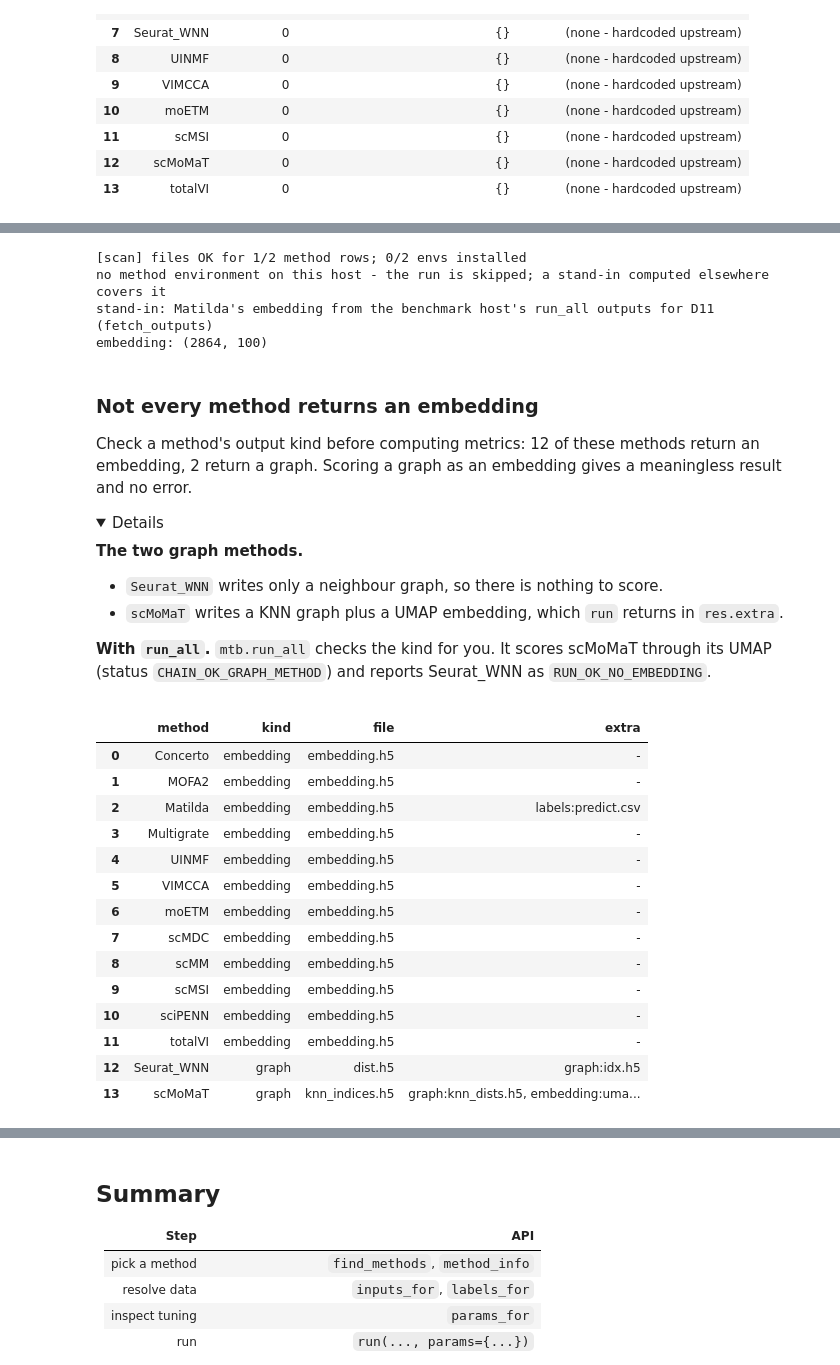
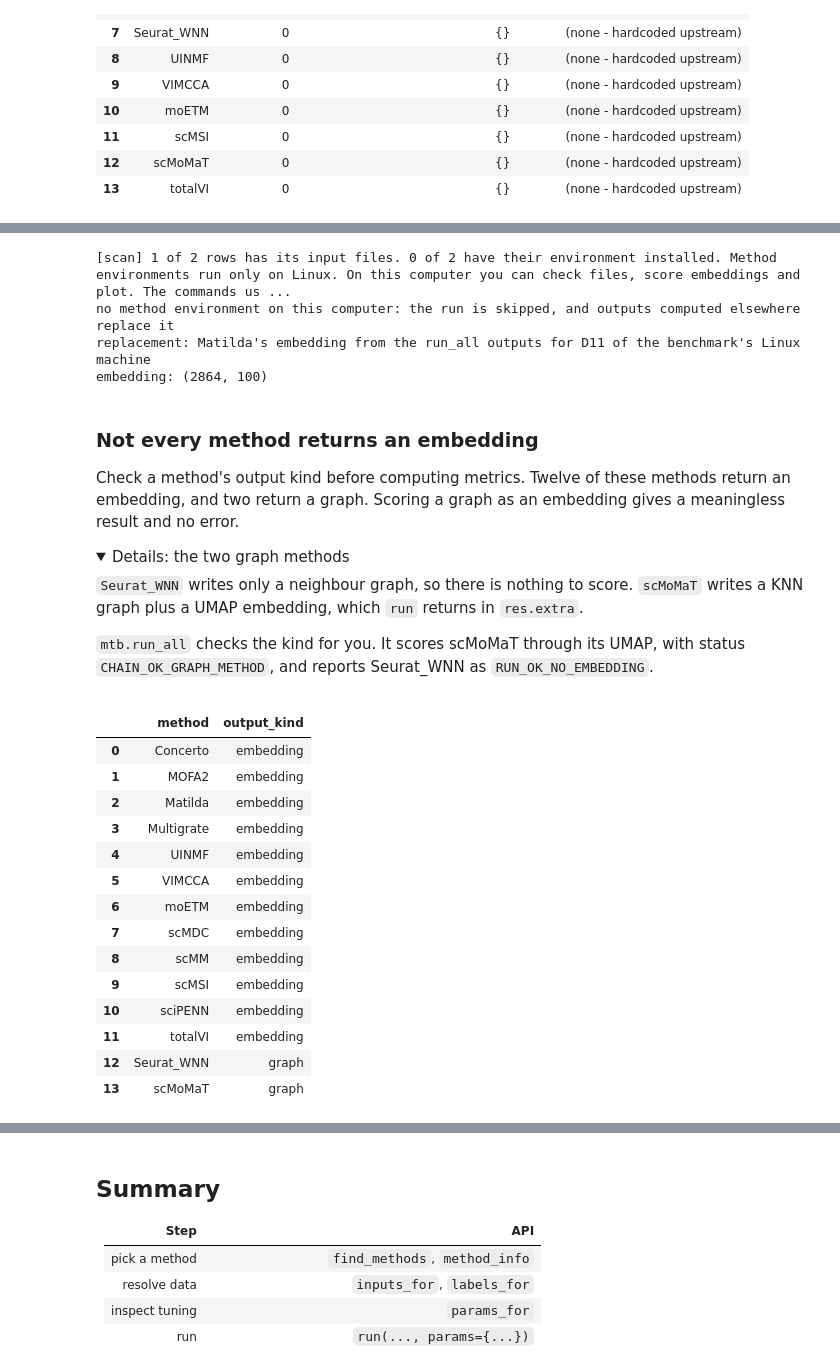
Before and after one commit to DSichang/scMultiBench, a Jupyter notebook: tutorials/end_to_end/end_to_end.ipynb, the cells around one changed output, grey strips where cells are left out. Cells and saved outputs as stored; diff of their text form; code cells hidden in the pictures; folded sections open.

```diff
--- a/tutorials/end_to_end/end_to_end.ipynb
+++ b/tutorials/end_to_end/end_to_end.ipynb
@@ -241,16 +217,17 @@ Matilda's stored scores (`load_results(source="rerun")`) instead of computing th
 # %%
 import h5py
 
-def stand_in(dataset, method):
-    """`method`'s embedding from the benchmark host's run_all outputs; None if that download fails."""
+def replacement(dataset, method):
+    """`method`'s embedding from the run_all outputs of the benchmark's Linux machine; None if that download fails."""
     try:
         batch = mtb.load_batch(mtb.data.fetch_outputs(dataset), methods=[method])
         with h5py.File(Path(batch.out_dir) / f"{method}_{dataset}" / "embedding.h5") as f:
             emb = f["data"][()]
-        print(f"stand-in: {method}'s embedding from the benchmark host's run_all outputs for {dataset} (fetch_outputs)")
+        print(f"replacement: {method}'s embedding from the run_all outputs for {dataset} of the benchmark's Linux machine")
         return emb
-    except Exception as e:                                   # offline, or the outputs are not published yet
-        print(f"stand-in: the package's stored scores for {method} ({type(e).__name__} from fetch_outputs: {e})")
+    # offline, or the outputs are not published yet
+    except Exception as e:
+        print(f"replacement: the package's stored scores for {method}. {type(e).__name__} from fetch_outputs: {e}")
         return None
 
 check = mtb.scan(DATASET, CATEGORY, methods=["Matilda"])
@@ -260,58 +237,50 @@ if check.env_ok.any():
                   params={"epochs": 5})
     emb = res.output
 else:
-    print("no method environment on this host - the run is skipped; a stand-in computed elsewhere covers it")
-    emb = stand_in(DATASET, "Matilda")
+    print("no method environment on this computer: the run is skipped, and outputs computed elsewhere replace it")
+    emb = replacement(DATASET, "Matilda")
 
 print("embedding:", None if emb is None else emb.shape)
 # %% [output]
-[scan] files OK for 1/2 method rows; 0/2 envs installed
-no method environment on this host - the run is skipped; a stand-in computed elsewhere covers it
-stand-in: Matilda's embedding from the benchmark host's run_all outputs for D11 (fetch_outputs)
+[scan] 1 of 2 rows has its input files. 0 of 2 have their environment installed. Method environments run only on Linux. On this computer you can check files, score embeddings and plot. The commands us ...
+no method environment on this computer: the run is skipped, and outputs computed elsewhere replace it
+replacement: Matilda's embedding from the run_all outputs for D11 of the benchmark's Linux machine
 embedding: (2864, 100)
 # %% [markdown]
 ### Not every method returns an embedding
 
-Check a method's output kind before computing metrics: 12 of these methods return
-an embedding, 2 return a graph. Scoring a graph as an embedding gives a
-meaningless result and no error.
+Check a method's output kind before computing metrics. Twelve of these methods return an embedding, and two return a graph. Scoring a graph as an embedding gives a meaningless result and no error.
 
 <details>
-<summary>Details</summary>
+<summary>Details: the two graph methods</summary>
 
-**The two graph methods.**
+`Seurat_WNN` writes only a neighbour graph, so there is nothing to score. `scMoMaT` writes a KNN graph plus a UMAP embedding, which `run` returns in `res.extra`.
 
-- `Seurat_WNN` writes only a neighbour graph, so there is nothing to score.
-- `scMoMaT` writes a KNN graph plus a UMAP embedding, which `run` returns in `res.extra`.
-
-**With `run_all`.** `mtb.run_all` checks the kind for you. It scores scMoMaT through
-its UMAP (status `CHAIN_OK_GRAPH_METHOD`) and reports Seurat_WNN as
-`RUN_OK_NO_EMBEDDING`.
+`mtb.run_all` checks the kind for you. It scores scMoMaT through its UMAP, with status `CHAIN_OK_GRAPH_METHOD`, and reports Seurat_WNN as `RUN_OK_NO_EMBEDDING`.
 
 </details>
 # %%
-from multibench.engine import registry
-
 rows = []
 for m in METHODS:
-    v = registry.get(m).select(CATEGORY, set(MODALITIES))
-    rows.append({"method": m, "kind": v.output.kind, "file": v.output.file,
-                 "extra": ", ".join(f"{o.kind}:{o.file}" for o in v.extra_outputs) or "-"})
-pd.DataFrame(rows).sort_values("kind").reset_index(drop=True)
+    # the variant of the method for this category and these modalities
+    v = next(v for v in mtb.method_info(m)["supports"]
+             if v["category"] == CATEGORY and sorted(v["modalities"]) == sorted(MODALITIES))
+    rows.append({"method": m, "output_kind": v["output_kind"]})
+pd.DataFrame(rows).sort_values(["output_kind", "method"]).reset_index(drop=True)
 # %% [output]
-|  | method | kind | file | extra |
-| 0 | Concerto | embedding | embedding.h5 | - |
-| 1 | MOFA2 | embedding | embedding.h5 | - |
-| 2 | Matilda | embedding | embedding.h5 | labels:predict.csv |
-| 3 | Multigrate | embedding | embedding.h5 | - |
-| 4 | UINMF | embedding | embedding.h5 | - |
-| 5 | VIMCCA | embedding | embedding.h5 | - |
-| 6 | moETM | embedding | embedding.h5 | - |
-| 7 | scMDC | embedding | embedding.h5 | - |
-| 8 | scMM | embedding | embedding.h5 | - |
-| 9 | scMSI | embedding | embedding.h5 | - |
-| 10 | sciPENN | embedding | embedding.h5 | - |
-| 11 | totalVI | embedding | embedding.h5 | - |
-| 12 | Seurat_WNN | graph | dist.h5 | graph:idx.h5 |
-| 13 | scMoMaT | graph | knn_indices.h5 | graph:knn_dists.h5, embedding:uma... |
+|  | method | output_kind |
+| 0 | Concerto | embedding |
+| 1 | MOFA2 | embedding |
+| 2 | Matilda | embedding |
+| 3 | Multigrate | embedding |
+| 4 | UINMF | embedding |
+| 5 | VIMCCA | embedding |
+| 6 | moETM | embedding |
+| 7 | scMDC | embedding |
+| 8 | scMM | embedding |
+| 9 | scMSI | embedding |
+| 10 | sciPENN | embedding |
+| 11 | totalVI | embedding |
+| 12 | Seurat_WNN | graph |
+| 13 | scMoMaT | graph |
 # %% [markdown]
```
Also changed, not shown: parts of 28 cells of this notebook, 39 other files.
